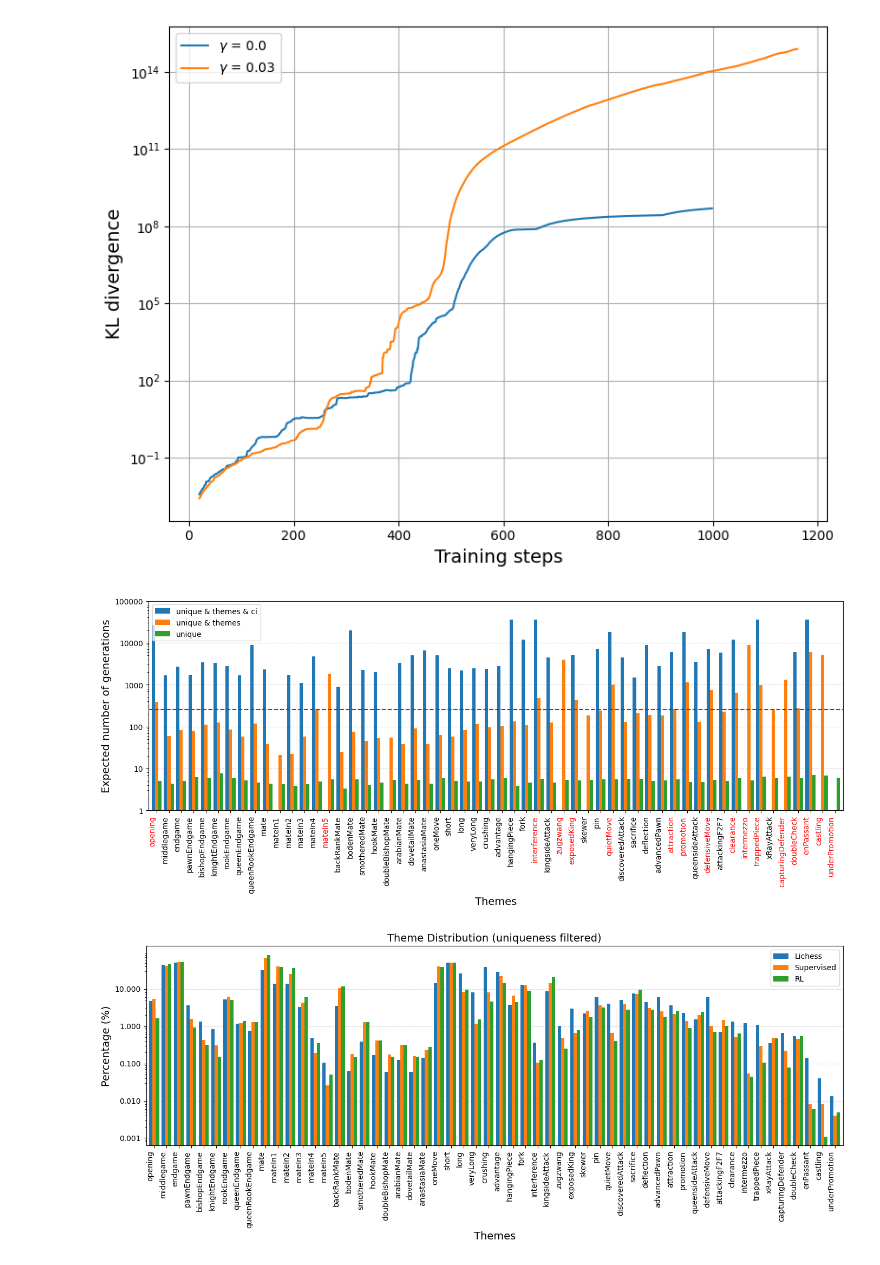
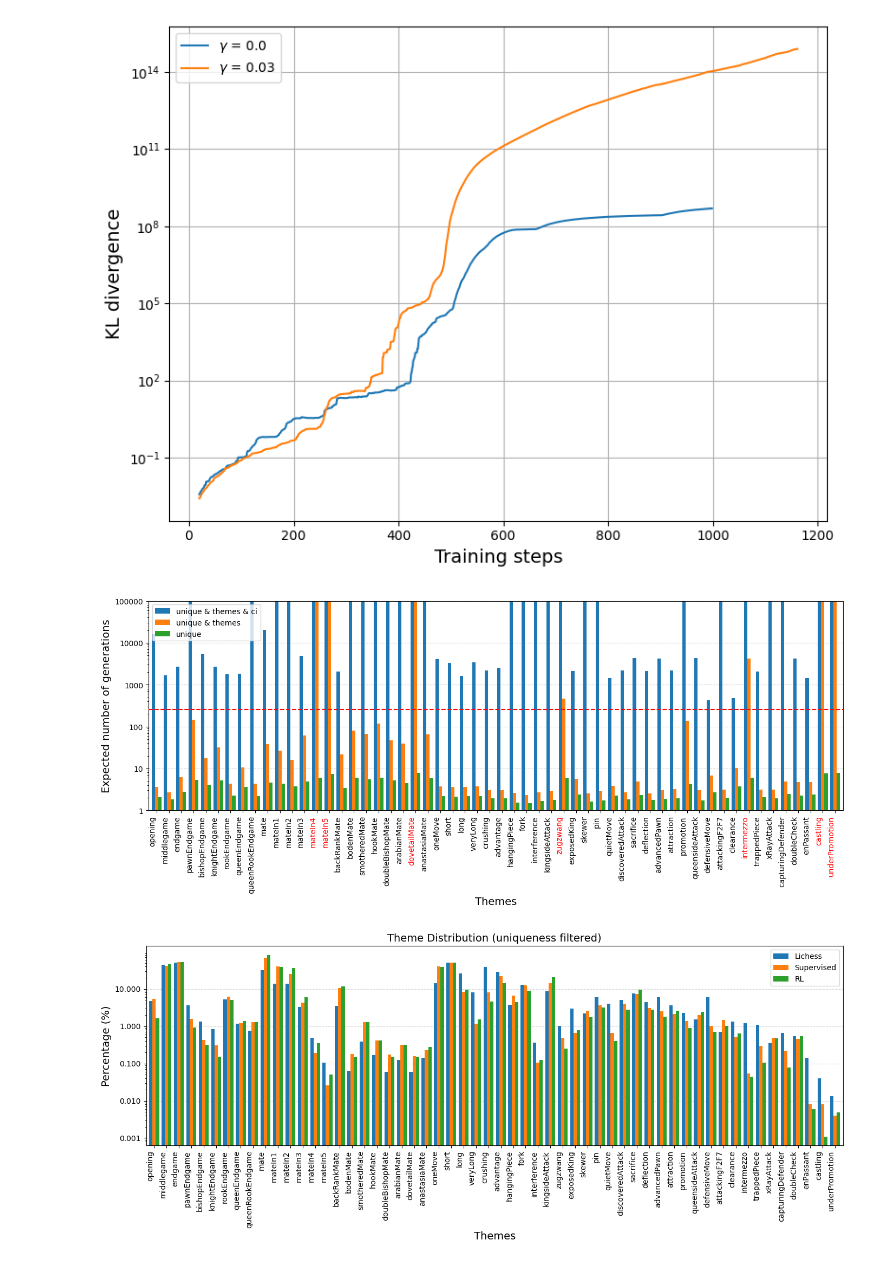
Before and after one commit to naapeli/Generating-open-source-chess-puzzles, a Jupyter notebook: src/plots.ipynb, the cells around one changed output. Drawn from its saved outputs; the diff is of its cells as text; code cells hidden in the pictures.

Commit message:
plotted expected number of samples for new model

```diff
--- a/src/plots.ipynb
+++ b/src/plots.ipynb
@@ -513,7 +513,8 @@ plt.show()
 from rl.espo import state_of_game_tokens, endgames, is_mate, mate_lengths, types_of_mate, lengths, winnings, other
 
 
-path = Path("./Generate_positions/final_model/rl/full_diversity11/steps_experiment_own_theme_distribution/steps16v2.csv")
+# path = Path("./Generate_positions/final_model/rl/full_diversity11/steps_experiment_own_theme_distribution/steps16v2.csv")
+Path("./Generate_positions/final_model/rl/ownThemeDistribution/run10/positions_random.csv")
 df = pd.read_csv(path)
 
 unique_elements = [*state_of_game_tokens, *endgames, is_mate, *mate_lengths, *types_of_mate, *lengths, *winnings, *other]
@@ -522,35 +523,36 @@ items = {}
 for item in unique_elements:
     if item == "equality":
         continue
     filtered_df = df[df["target_themes"].apply(lambda x: item in x)]
 
-    eps = 0  # 1e-12
+    eps = 1e-12
     items[item] = 1 / ((filtered_df["is_puzzle"] & filtered_df["counter_intuitive"] & filtered_df["themes_match"]).mean() + eps), 1 / ((filtered_df["is_puzzle"] & filtered_df["themes_match"]).mean() + eps), 1 / (filtered_df["is_puzzle"].mean() + eps)
 
 df_plot = pd.DataFrame.from_dict(items, orient="index", columns=["unique & themes & ci", "unique & themes", "unique"])
 
 ax = df_plot.plot(kind="bar", figsize=(14, 6), width=0.8)
 
 plt.ylabel("Expected number of generations", fontsize=14)
 plt.xlabel("Themes", fontsize=14)
 plt.xticks(rotation=90, ha="right")
 plt.yscale("log")
 ax.set_axisbelow(True)
 plt.grid(axis="y", zorder=0, linestyle='--', alpha=0.5)
 plt.yticks([1, 10, 100, 1000, 10000, 100000])
+plt.ylim((1, 100000))
 ax.yaxis.set_major_formatter(ticker.ScalarFormatter())
 
 plt.axhline(y=256, color='red', linestyle='--', linewidth=1.5, zorder=3)
 
 for tick_label in ax.get_xticklabels():
     theme_name = tick_label.get_text()
     if df_plot.loc[theme_name, "unique & themes"] > 256:
         tick_label.set_color("red")
 
 plt.tight_layout()
 plt.show()
 # %% [output]
-[figure, old version]
+[figure, new version]
 # %%
 from rl.espo import state_of_game_tokens, endgames, is_mate, mate_lengths, types_of_mate, lengths, winnings, other
 
```
Also changed, not shown: 2 other files.
